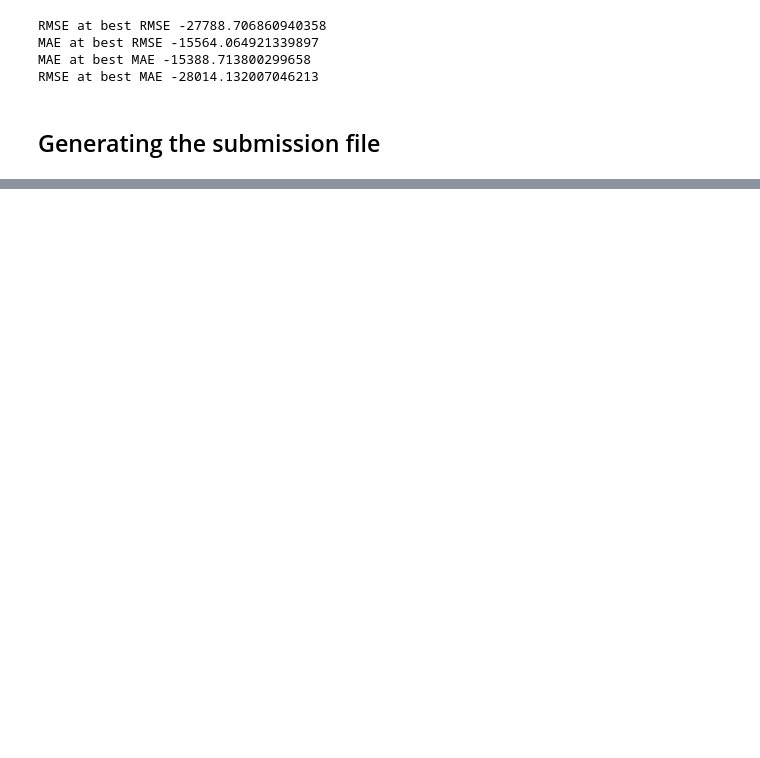
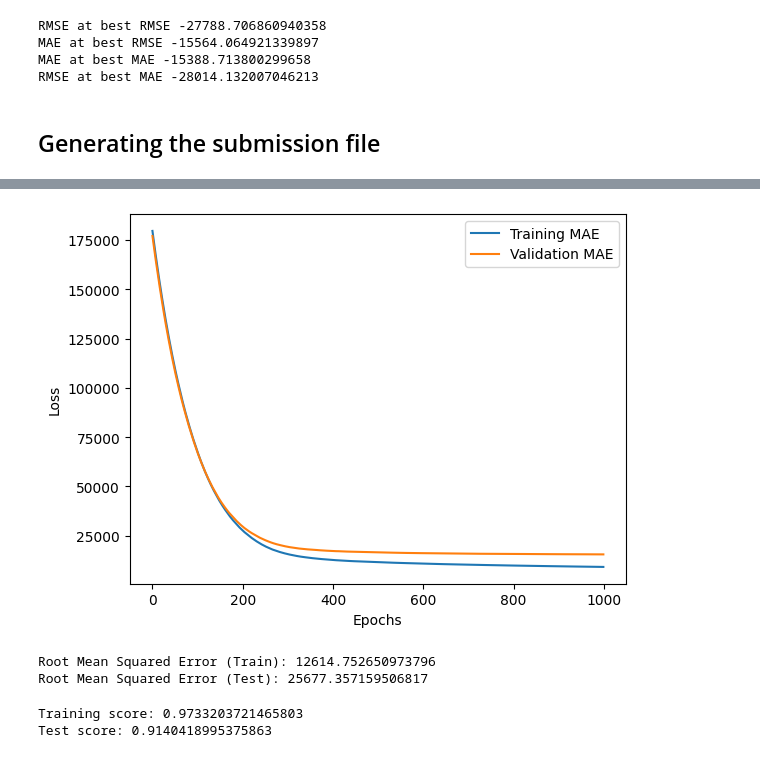
Before and after one commit to abdulhakkeempa/house-price-prediction, a Jupyter notebook: House_Price_Prediction.ipynb, the cells around one changed output, grey strips where cells are left out. Cells and saved outputs as stored; diff of their text form; code cells hidden in the pictures; blank space fills up the shorter version.

```diff
--- a/House_Price_Prediction.ipynb
+++ b/House_Price_Prediction.ipynb
@@ -1226,0 +1332,13 @@ def generateSubmissionFile(test_data: pd.DataFrame, model, fileName: str = "Kagg
+# %%
+import matplotlib.pyplot as plt
+
+# Plot training loss (MAE)
+plt.plot(model.evals_result_['validation_0']['mae'], label='Training MAE')
+plt.plot(model.evals_result_['validation_1']['mae'], label='Validation MAE')
+
+plt.xlabel('Epochs')
+plt.ylabel('Loss')
+plt.legend()
+plt.show()
+# %% [output]
+[figure, added]
@@ -1226,0 +1349,26 @@ def generateSubmissionFile(test_data: pd.DataFrame, model, fileName: str = "Kagg
+# %%
+# Calculate root mean squared error (RMSE)
+rmse = mean_squared_error(y_test, y_pred_test, squared=False)
+print("Root Mean Squared Error (Train):", mean_squared_error(y_train, y_pred_train, squared=False))
+print("Root Mean Squared Error (Test):", rmse)
+# %% [output]
+Root Mean Squared Error (Train): 12614.752650973796
+Root Mean Squared Error (Test): 25677.357159506817
+# %%
+print('Training score: {}'.format(model.score(X_train, y_train)))
+print('Test score: {}'.format(model.score(X_test, y_test)))
+
+# """
+# Learning Rate: None
+# Training score: 0.9997570873515093
+# Test score: 0.8899040990362022
+# """
+
+# """
+# Learning Rate: 0.01
+# Training score: 0.9987718414500512
+# Test score: 0.8994081262638551
+# """
+# %% [output]
+Training score: 0.9733203721465803
+Test score: 0.9140418995375863
```
Also changed, not shown: parts of 25 cells of this notebook.
